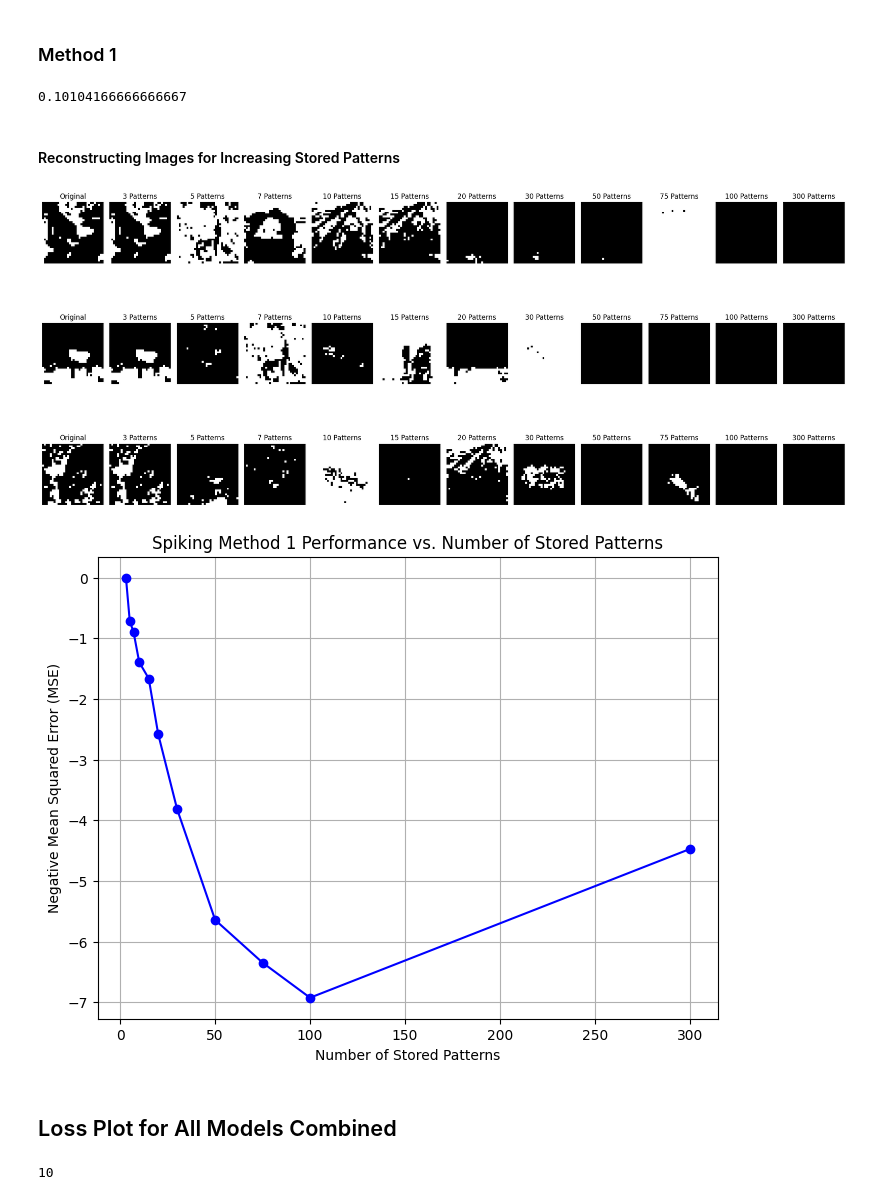
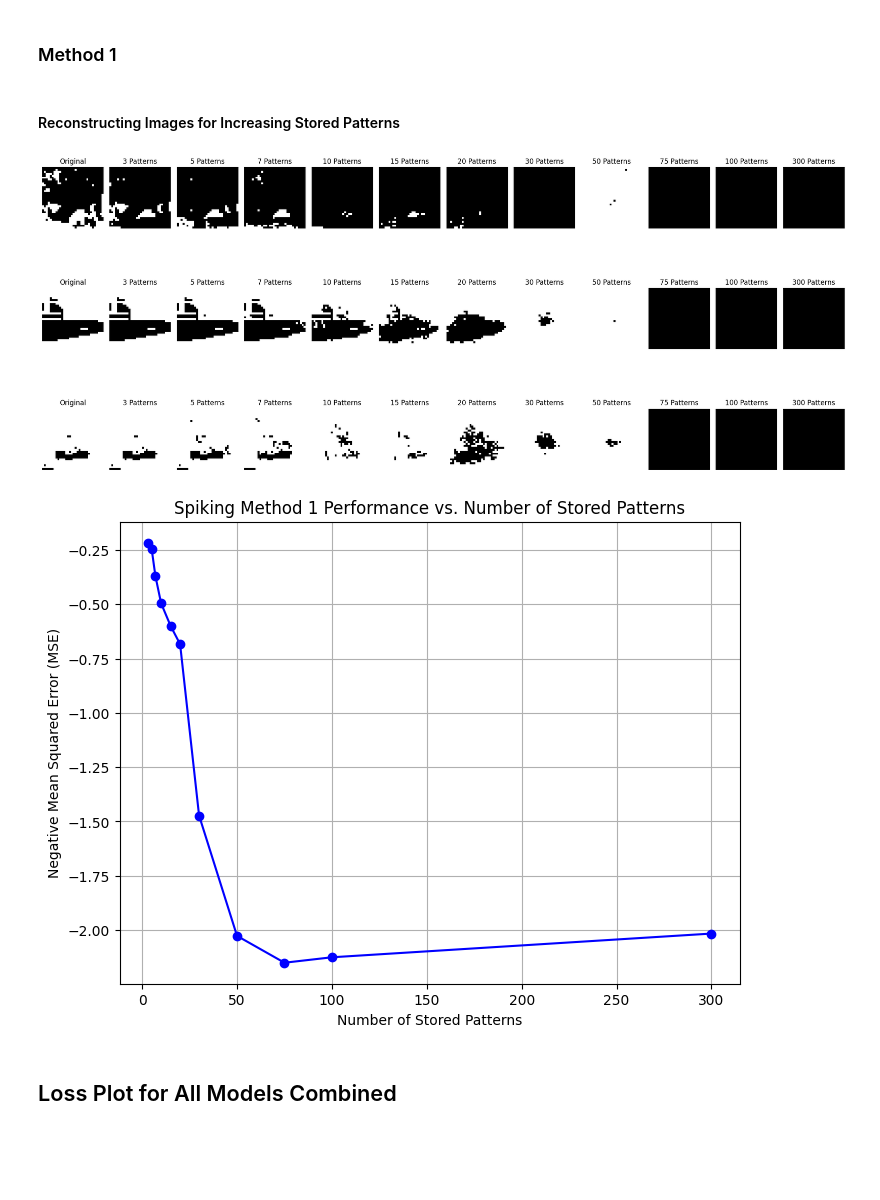
Before and after one commit to chenpy2000/Hopfield, a Jupyter notebook: visualize.ipynb, the cells around one changed output. Drawn from its saved outputs; the diff is of its cells as text; code cells hidden in the pictures; blank space fills up the shorter version.

Commit message:
updated final MSE graphs and added a few fixes

```diff
--- a/visualize.ipynb
+++ b/visualize.ipynb
@@ -1290,20 +1289,6 @@ spyking_masked = masked_images[idxs]
 spyking_flipped = flipped_images[idxs]
 
 spyking_model.train(spyking_patterns)
-# %%
-grayscale_masked, binarized_masked = spyking_model.forward(spyking_masked[:5])
-# plot_output_patterns(spyking_patterns[:5], spyking_masked[:5], grayscale_masked, binarized_masked, "Masked")
-
-
-binarized_for_mse = np.where(binarized_masked == 255, 1, -1)
-
-print(np.unique(spyking_patterns))
-
-# mse = np.sum((baseline_original - binarized_for_mse)**2) / num_patterns
-mse = np.sum((spyking_patterns[:5] - binarized_for_mse)**2) / (num_patterns * 1024)
-print(mse)
-# %% [output]
-0.10104166666666667
 # %% [markdown]
 #### Reconstructing Images for Increasing Stored Patterns
 # %%
@@ -1331,47 +1316,53 @@ for i, num_patterns in enumerate(num_patterns_list):
 
     baseline_original = stored_images[list(selected_idxs)]
     baseline_masked = masked_images[list(selected_idxs)]
+    plotting_masked = masked_images[plot_idx]
 
     spiking_hn.train(baseline_original)
 
     retrieved_grayscale, retrieved_binary = spiking_hn.forward(baseline_masked)
 
     binarized_for_mse = np.where(retrieved_binary == 255, 1, -1)
-    # mse = np.sum((baseline_original - binarized_for_mse)**2) / num_patterns
-    mse = np.sum((baseline_original - binarized_for_mse)**2) / (num_patterns * 1024)
+
+    baseline_original = torch.tensor(baseline_original, dtype=torch.float32)
+    binarized_for_mse = torch.tensor(binarized_for_mse, dtype=torch.float32)
+
+    mse = torch.nn.functional.mse_loss(baseline_original, binarized_for_mse)
+
+    plotting_grayscale, plotting_binarized = spiking_hn.forward(plotting_masked)
 
     # Store the results for plotting later
-    results.append(retrieved_binary)
+    results.append(plotting_binarized)
     spiking_mse_values.append(mse)
 
 # Create a large figure with an appropriate size
 plt.figure(figsize=(20, 10))
 
 # Loop through the rows (images)
 for row, idx in enumerate(plot_idx, start=1):
 
     # Plot the original image
     plt.subplot(len(plot_idx), len(num_patterns_list)+1, (row-1)*(len(num_patterns_list)+1) + 1)
     plt.imshow(stored_images[plot_idx[row-1]].reshape(32,32), cmap='gray')
     plt.title(f'Original')
     plt.axis('off')
 
     # Plot the retrieved images for each number of patterns
     for i, num_patterns in enumerate(num_patterns_list):
 
         image_to_plot = results[i][row-1].reshape(32, 32)
 
         # Plot the image on the appropriate subplot axis
         plt.subplot(len(plot_idx), len(num_patterns_list)+1, (row-1)*(len(num_patterns_list)+1) + (i+2))
         plt.imshow(image_to_plot, cmap='gray')
         plt.title(f'{num_patterns} Patterns')
         plt.axis('off')
 
 # Display the plots
 plt.tight_layout()
 plt.show()
 # %% [output]
-[figure, old version]
+[figure, new version]
 # %%
 # Plot the negative MSE curve (to make it appear decreasing)
 plt.figure(figsize=(8, 6))
@@ -1382,13 +1373,9 @@ plt.ylabel("Negative Mean Squared Error (MSE)")
 plt.grid(True)
 plt.show()
 # %% [output]
-[figure, old version]
+[figure, new version]
 # %% [markdown]
 ## Loss Plot for All Models Combined
-# %%
-len(hebb_m1_mse_values)
-# %% [output]
-10
 # %%
 # Plot the negative MSE curve (to make it appear decreasing)
 num_patterns_list = [3, 5, 7, 10, 15, 20, 30, 50, 75, 100, 300]
```
Also changed, not shown: parts of 21 cells of this notebook.
